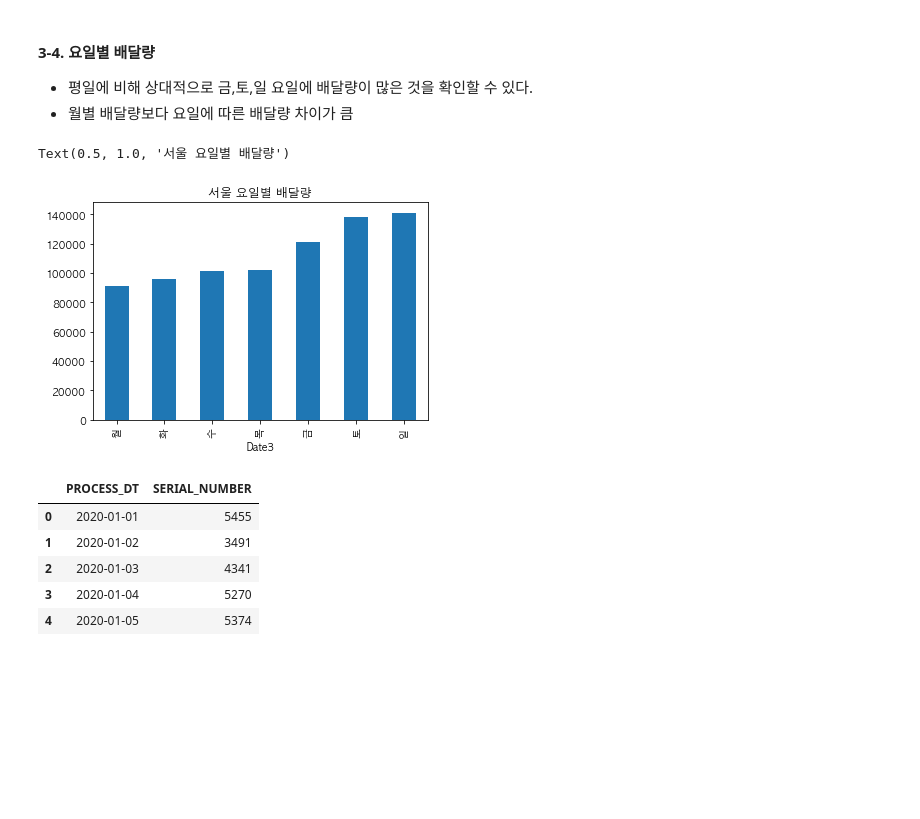
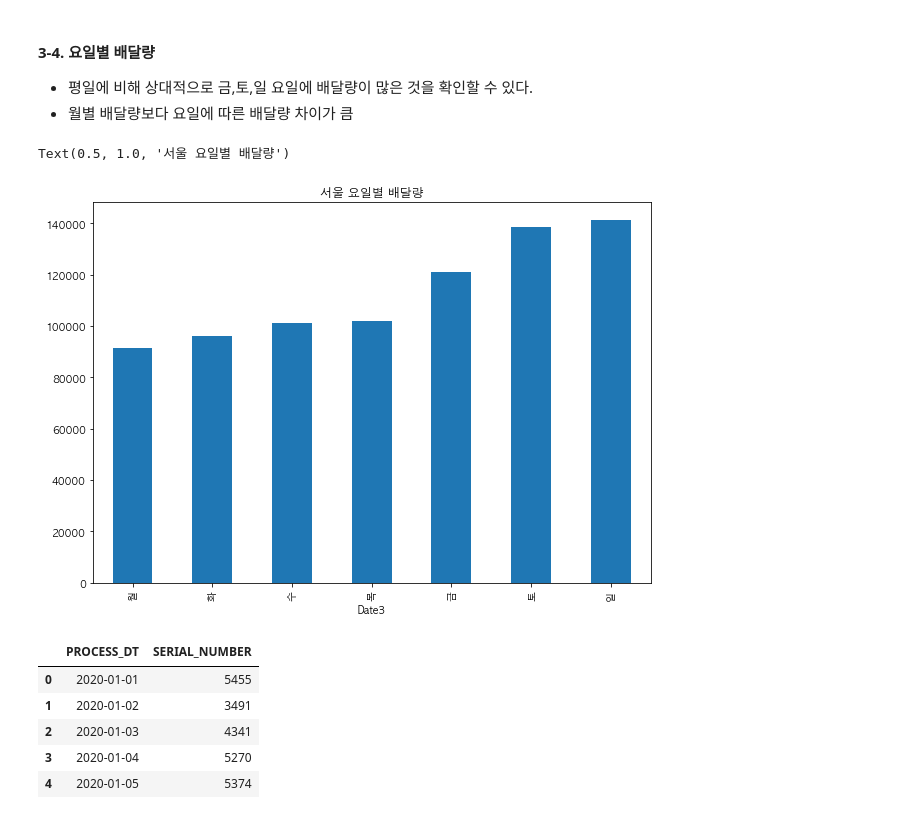
Before and after one commit to kkyuhun94/COVID-19_visualization, a Jupyter notebook: code/visualization.ipynb, the cells around one changed output. Saved outputs shown, nothing was run; the diff lists cells and outputs as text; code cells hidden in the pictures; blank space fills up the shorter version.

```diff
--- a/code/visualization.ipynb
+++ b/code/visualization.ipynb
@@ -437,12 +568,13 @@ df_del_seoul.head()
 - 평일에 비해 상대적으로 금,토,일 요일에 배달량이 많은 것을 확인할 수 있다.
 - 월별 배달량보다 요일에 따른 배달량 차이가 큼
 # %%
+plt.figure(figsize=(10,7))
 df_del_seoul.groupby('Date3')['Date2'].count().sort_values().plot.bar()
 plt.title("서울 요일별 배달량")
 #라벨
 # %% [output]
 Text(0.5, 1.0, '서울 요일별 배달량')
-[figure, old version]
+[figure, new version]
 # %%
 # 서울 내 일일 배달수
 del_cnt = pd.DataFrame(df_del_seoul.groupby('PROCESS_DT')['SERIAL_NUMBER'].count())
```
Also changed, not shown: parts of 65 cells of this notebook.
